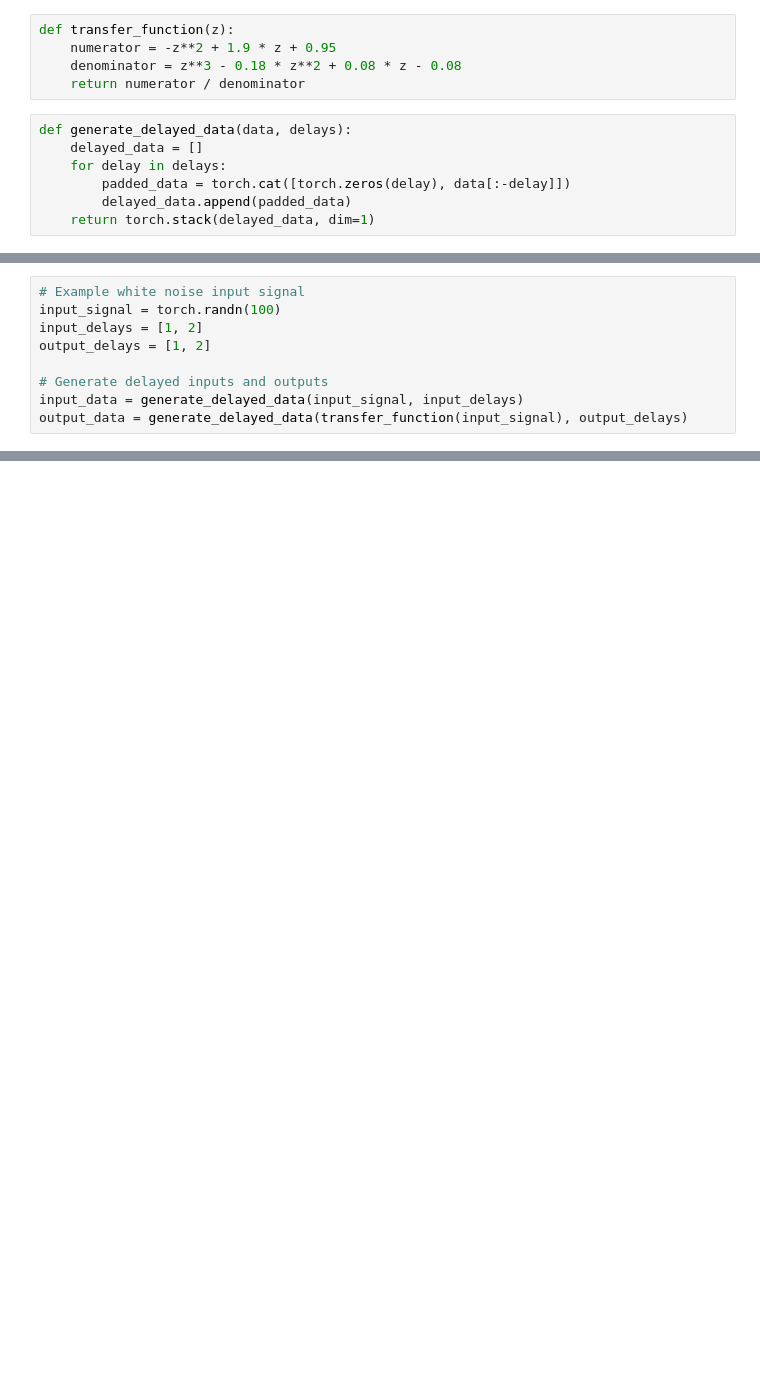
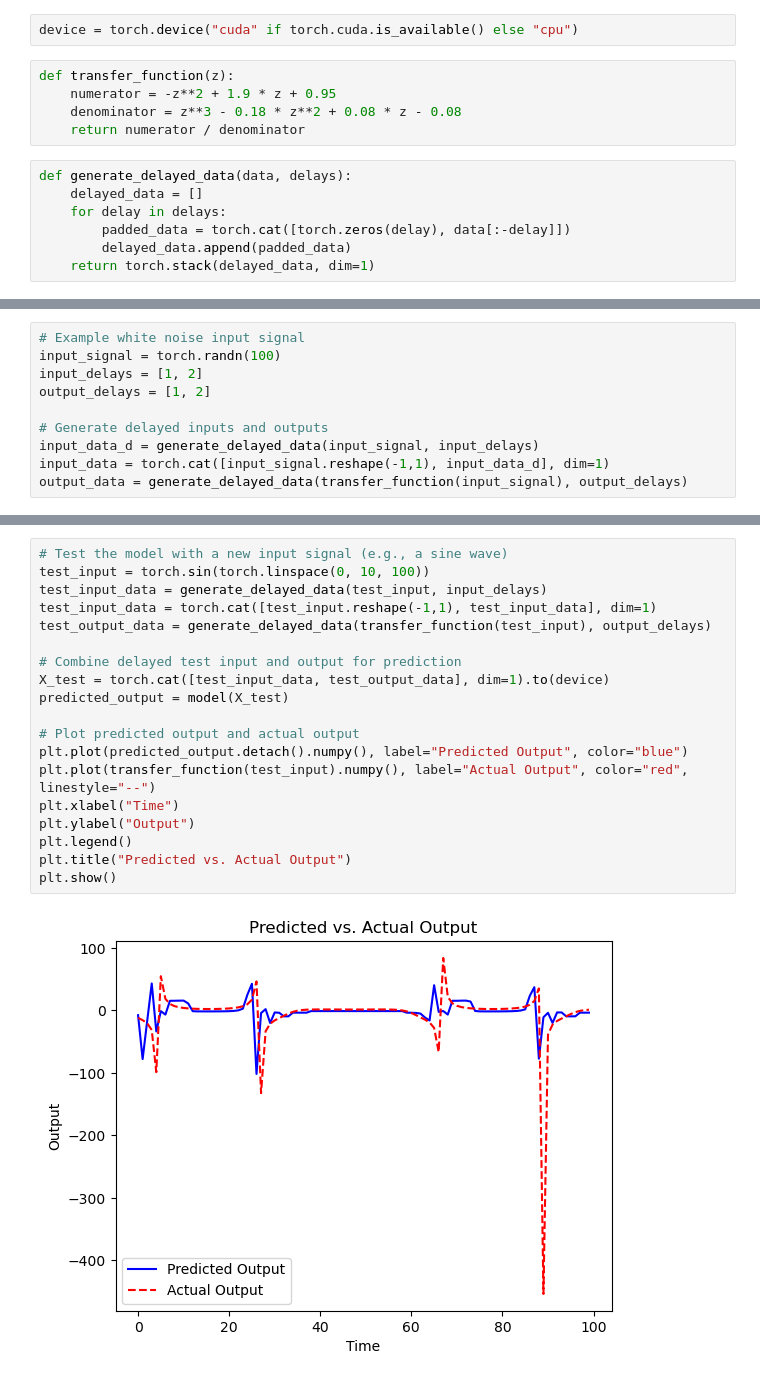
Before and after one commit to mmahdin/Computational-Intelligence-EE-AUT, a Jupyter notebook: lab/9/main.ipynb, the cells around one changed output, grey strips where cells are left out. Cells and saved outputs as stored; diff of their text form; blank space fills up the shorter version.

```diff
--- a/lab/9/main.ipynb
+++ b/lab/9/main.ipynb
@@ -5,3 +7,5 @@ import torch.optim as optim
+# %%
+device = torch.device("cuda" if torch.cuda.is_available() else "cpu")
 # %%
 def transfer_function(z):
     numerator = -z**2 + 1.9 * z + 0.95
@@ -21,6 +36,7 @@ input_delays = [1, 2]
 output_delays = [1, 2]
 
 # Generate delayed inputs and outputs
-input_data = generate_delayed_data(input_signal, input_delays)
+input_data_d = generate_delayed_data(input_signal, input_delays)
+input_data = torch.cat([input_signal.reshape(-1,1), input_data_d], dim=1)
 output_data = generate_delayed_data(transfer_function(input_signal), output_delays)
 # %%
@@ -57,0 +65,21 @@ for epoch in range(num_epochs):
+# %%
+# Test the model with a new input signal (e.g., a sine wave)
+test_input = torch.sin(torch.linspace(0, 10, 100))
+test_input_data = generate_delayed_data(test_input, input_delays)
+test_input_data = torch.cat([test_input.reshape(-1,1), test_input_data], dim=1)
+test_output_data = generate_delayed_data(transfer_function(test_input), output_delays)
+
+# Combine delayed test input and output for prediction
+X_test = torch.cat([test_input_data, test_output_data], dim=1).to(device)
+predicted_output = model(X_test)
+
+# Plot predicted output and actual output
+plt.plot(predicted_output.detach().numpy(), label="Predicted Output", color="blue")
+plt.plot(transfer_function(test_input).numpy(), label="Actual Output", color="red", linestyle="--")
+plt.xlabel("Time")
+plt.ylabel("Output")
+plt.legend()
+plt.title("Predicted vs. Actual Output")
+plt.show()
+# %% [output]
+[figure, added]
```
Also changed, not shown: parts of 3 cells of this notebook, 1 other file.
